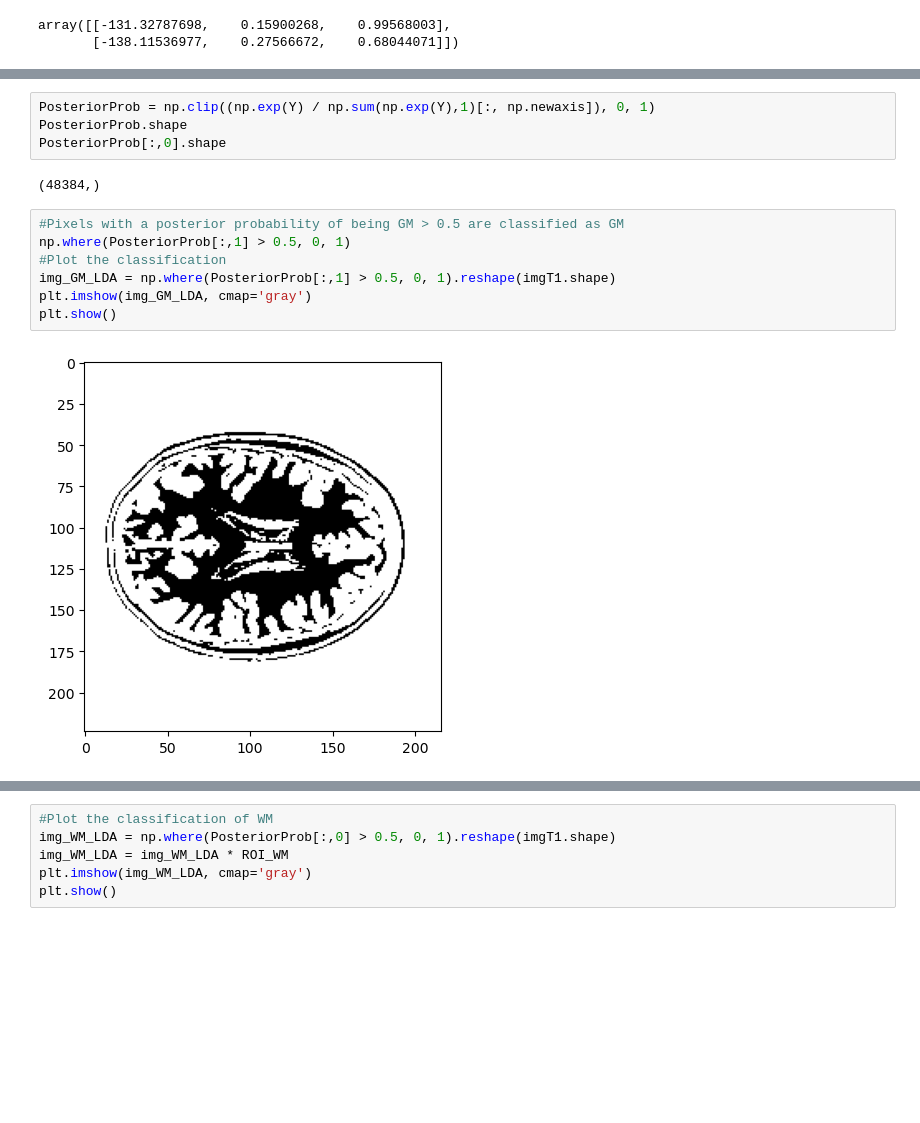
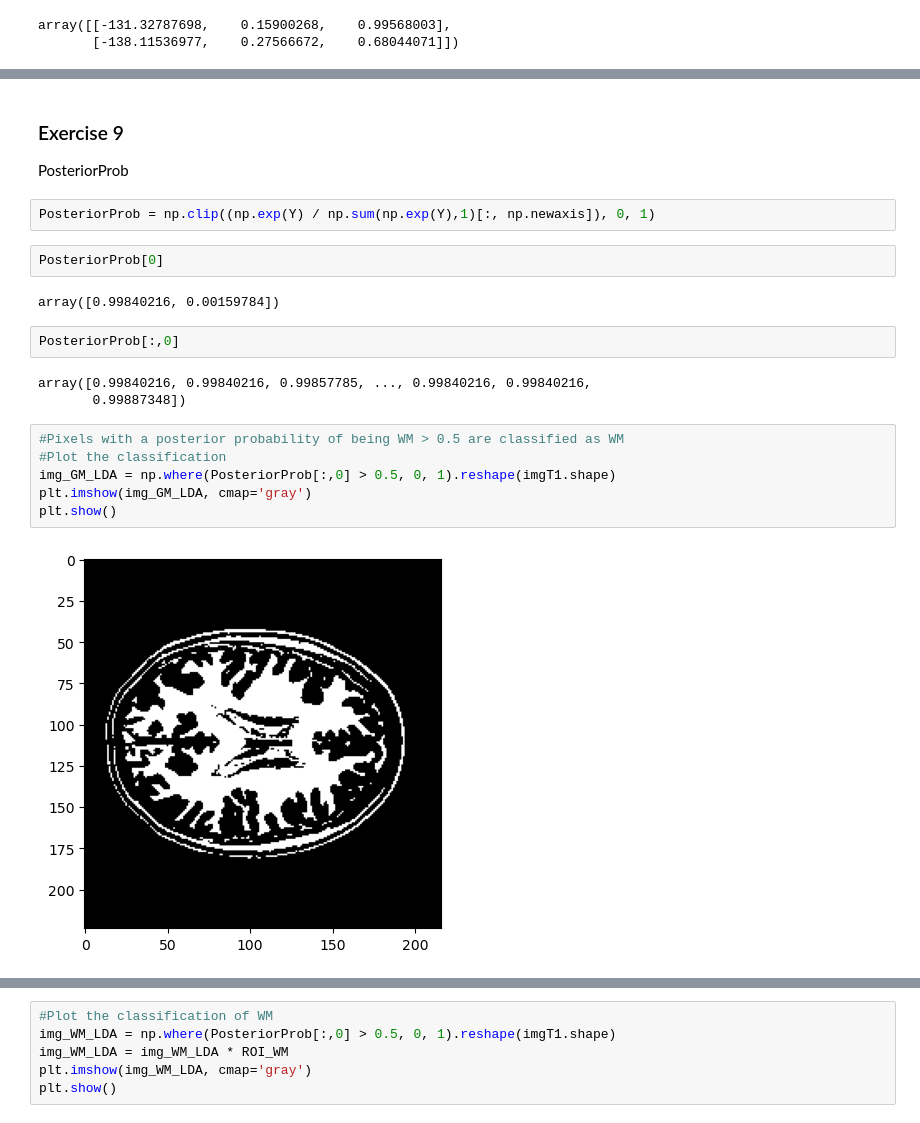
Before and after one commit to jalkestrup/dtuimageanalysis, a Jupyter notebook: exercises/ex6b-AdvancedPixelClassification/ex6_b.ipynb, the cells around one changed output, grey strips where cells are left out. Cells and saved outputs as stored; diff of their text form; blank space fills up the shorter version.

```diff
--- a/exercises/ex6b-AdvancedPixelClassification/ex6_b.ipynb
+++ b/exercises/ex6b-AdvancedPixelClassification/ex6_b.ipynb
@@ -174,18 +238,25 @@ Xall.shape
+# %% [markdown]
+### Exercise 9
+PosteriorProb
 # %%
 PosteriorProb = np.clip((np.exp(Y) / np.sum(np.exp(Y),1)[:, np.newaxis]), 0, 1)
-PosteriorProb.shape
-PosteriorProb[:,0].shape
-# %% [output]
-(48384,)
+# %%
+PosteriorProb[0]
+# %% [output]
+array([0.99840216, 0.00159784])
+# %%
+PosteriorProb[:,0]
+# %% [output]
+array([0.99840216, 0.99840216, 0.99857785, ..., 0.99840216, 0.99840216,
+       0.99887348])
 # %%
-#Pixels with a posterior probability of being GM > 0.5 are classified as GM
-np.where(PosteriorProb[:,1] > 0.5, 0, 1)
+#Pixels with a posterior probability of being WM > 0.5 are classified as WM
 #Plot the classification
-img_GM_LDA = np.where(PosteriorProb[:,1] > 0.5, 0, 1).reshape(imgT1.shape)
+img_GM_LDA = np.where(PosteriorProb[:,0] > 0.5, 0, 1).reshape(imgT1.shape)
 plt.imshow(img_GM_LDA, cmap='gray')
 plt.show()
 # %% [output]
-[figure, old version]
+[figure, new version]
 # %%
 #Create a mask of the GM regions where the posterior probability of being GM > 0.5
 img_GM_LDA = np.where(PosteriorProb[:,1] > 0.5, 0, 1).reshape(imgT1.shape)
```
Also changed, not shown: parts of 11 cells of this notebook.
